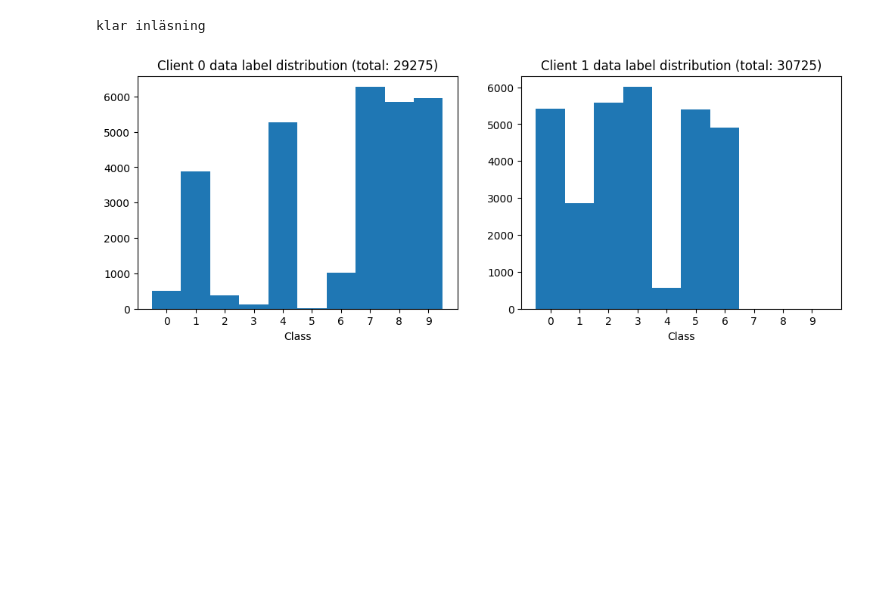
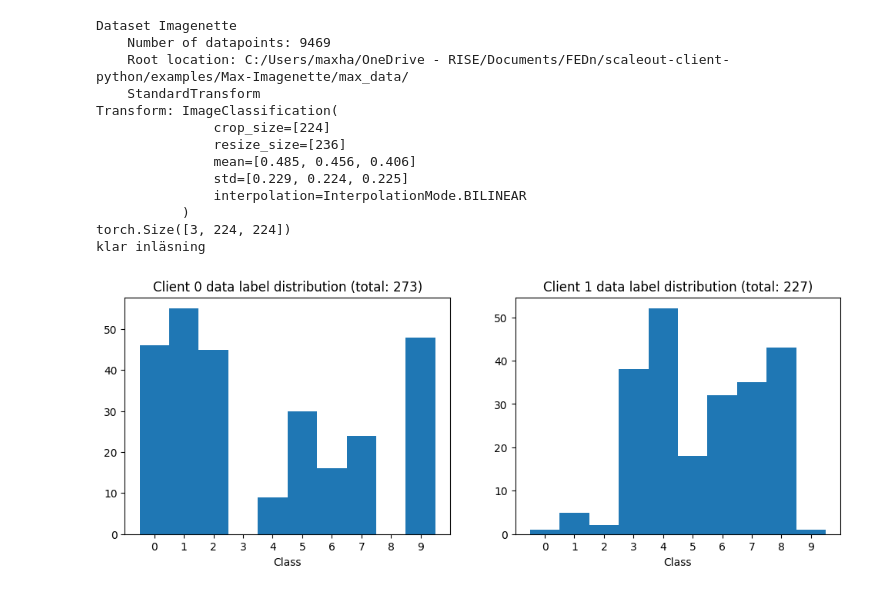
Before and after one commit to mhalleryd/MEX-FEDn, a Jupyter notebook: scaleout-client-python/examples/Max-Imagenette/max_test.ipynb, the cells around one changed output. Cells and saved outputs as stored; diff of their text form; code cells hidden in the pictures; blank space fills up the shorter version.

Commit message:
ConvNeXt och imagenette funkar

```diff
--- a/scaleout-client-python/examples/Max-Imagenette/max_test.ipynb
+++ b/scaleout-client-python/examples/Max-Imagenette/max_test.ipynb
@@ -45,6 +56,8 @@ def niid_loader(data_path=None, is_train=True, idx_dict_path=None, dataset_name=
     #Imagenette för convnext
     if dataset_name == 'imagenette':
         data = load_data(data_path=data_path, is_train=is_train)
+        print(data)
+        print(data[0][0].shape)
 
         with open(indices_path, 'rb') as f:
             indices_map = pickle.load(f)
@@ -64,55 +77,57 @@ def niid_loader(data_path=None, is_train=True, idx_dict_path=None, dataset_name=
             transform=transforms.Compose([
                 transforms.ToTensor()
             ])
         )
 
         client_ds = [
             torch.utils.data.Subset(data, indices)
             for key, indices in idx_dict.items()
             ]
-        # X = data.data
-        # y = data.targets
-        # # Normalize
-        # X = X / 255.0
 
-        # out_x = []
-        # out_y = []
-        # for key, subset in idx_dict.items():
-        #     out_x.append(X[subset])
-        #     out_y.append(y[subset])
-        # print(len(out_x), ' non-iid splits')
 
-        return client_ds
+    return client_ds
+
+# client_ds = niid_loader(
+#     data_path='C:/Users/maxha/OneDrive - RISE/Documents/FEDn/scaleout-client-python/examples/server-functions/max_data/',
+#     is_train=True,
+#     idx_dict_path='C:/Users/maxha/OneDrive - RISE/Documents/NIID-Bench/max_dataidx_maps/net_dataidx_map_labeldir_beta05.pkl',
+#     )
 
 client_ds = niid_loader(
-    data_path='C:/Users/maxha/OneDrive - RISE/Documents/FEDn/scaleout-client-python/examples/server-functions/max_data/',
+    data_path='C:/Users/maxha/OneDrive - RISE/Documents/FEDn/scaleout-client-python/examples/Max-Imagenette/max_data/',
     is_train=True,
-    idx_dict_path='C:/Users/maxha/OneDrive - RISE/Documents/NIID-Bench/max_dataidx_maps/net_dataidx_map_labeldir_beta05.pkl',
+    idx_dict_path='C:/Users/maxha/OneDrive - RISE/Documents/NIID-Bench/max_dataidx_maps/imagenette_500samples_dataidx_map_labeldir_beta05.pkl', #'C:/Users/maxha/OneDrive - RISE/Documents/NIID-Bench/max_partitions/net_dataidx_map_labeldir_beta05.pkl',
+    dataset_name='imagenette',
+    indices_path='C:/Users/maxha/OneDrive - RISE/Documents/NIID-Bench/max_dataidx_maps/imagenette_indices.pkl'
     )
-
-# client_ds = niid_loader(
-#     data_path='C:/Users/maxha/OneDrive - RISE/Documents/FEDn/scaleout-client-python/examples/Max-Imagenette/max_data/',
-#     is_train=True,
-#     idx_dict_path='C:/Users/maxha/OneDrive - RISE/Documents/NIID-Bench/max_dataidx_maps/imagenette_500samples_dataidx_map_labeldir_beta05.pkl', #'C:/Users/maxha/OneDrive - RISE/Documents/NIID-Bench/max_partitions/net_dataidx_map_labeldir_beta05.pkl',
-#     dataset_name='imagenette',
-#     indices_path='C:/Users/maxha/OneDrive - RISE/Documents/NIID-Bench/max_dataidx_maps/imagenette_indices.pkl'
-#     )
 print('klar inläsning')
 labels = [[] for _ in range(N_clients)]
 for c in range(N_clients):
     for _, label in client_ds[c]:
         labels[c].append(label)
 #Client data distribution
 fig, axs = plt.subplots(1,N_clients, figsize=(12,4))
 for i, client_labels in enumerate(labels):
     axs[i].hist(client_labels, bins=np.arange(11)-0.5)
     axs[i].set_title(f'Client {i} data label distribution (total: {len(client_labels)})')
     axs[i].set_xlabel('Class')
     axs[i].set_xticks(np.arange(10))
 plt.show()
 # %% [output]
+Dataset Imagenette
+    Number of datapoints: 9469
+    Root location: C:/Users/maxha/OneDrive - RISE/Documents/FEDn/scaleout-client-python/examples/Max-Imagenette/max_data/
+    StandardTransform
+Transform: ImageClassification(
+               crop_size=[224]
+               resize_size=[236]
+               mean=[0.485, 0.456, 0.406]
+               std=[0.229, 0.224, 0.225]
+               interpolation=InterpolationMode.BILINEAR
+           )
+torch.Size([3, 224, 224])
 klar inläsning
-[figure, old version]
+[figure, new version]
 # %%
 from copy import deepcopy
 from scaleoututil.serverfunctions.serverfunctionsbase import RoundType
```
Also changed, not shown: parts of 4 cells of this notebook, 2 other files.
